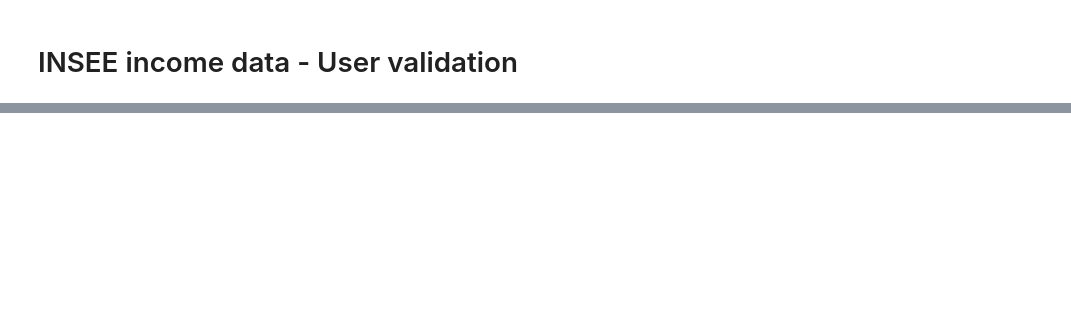
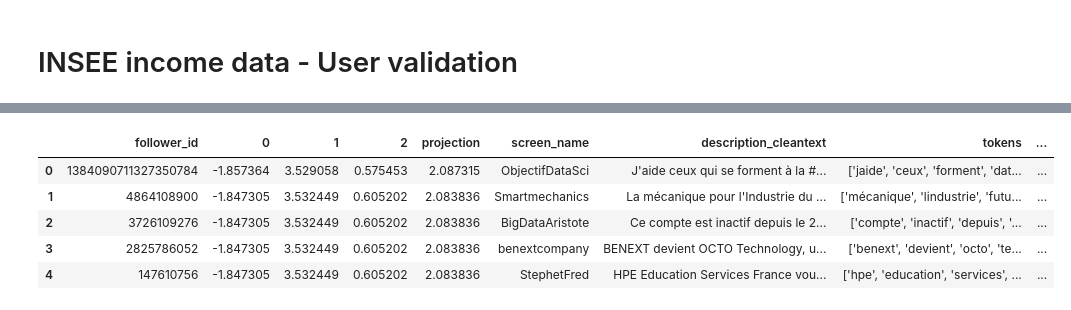
Before and after one commit to livtol99/Liv-Stage---FOCOS-Hand-Over, a Jupyter notebook: Code/Brand Validation/Income_val.ipynb, the cells around one changed output, grey strips where cells are left out. Cells and saved outputs as stored; diff of their text form; code cells hidden in the pictures; blank space fills up the shorter version.

```diff
--- a/Code/Brand Validation/Income_val.ipynb
+++ b/Code/Brand Validation/Income_val.ipynb
@@ -12,0 +19,10 @@ ModuleNotFoundError: No module named 'twitter_profile_predictor'
+# %%
+pd.set_option('display.max_columns', None)
+m1_bios.head()
+# %% [output]
+|  | follower_id | 0 | 1 | 2 | projection | screen_name | description_cleantext | tokens | ... |
+| 0 | 1384090711327350784 | -1.857364 | 3.529058 | 0.575453 | 2.087315 | ObjectifDataSci | J'aide ceux qui se forment à la #... | ['jaide', 'ceux', 'forment', 'dat... | ... |
+| 1 | 4864108900 | -1.847305 | 3.532449 | 0.605202 | 2.083836 | Smartmechanics | La mécanique pour l'Industrie du ... | ['mécanique', 'lindustrie', 'futu... | ... |
+| 2 | 3726109276 | -1.847305 | 3.532449 | 0.605202 | 2.083836 | BigDataAristote | Ce compte est inactif depuis le 2... | ['compte', 'inactif', 'depuis', '... | ... |
+| 3 | 2825786052 | -1.847305 | 3.532449 | 0.605202 | 2.083836 | benextcompany | BENEXT devient OCTO Technology, u... | ['benext', 'devient', 'octo', 'te... | ... |
+| 4 | 147610756 | -1.847305 | 3.532449 | 0.605202 | 2.083836 | StephetFred | HPE Education Services France vou... | ['hpe', 'education', 'services', ... | ... |
```
Also changed, not shown: parts of 14 cells of this notebook.
